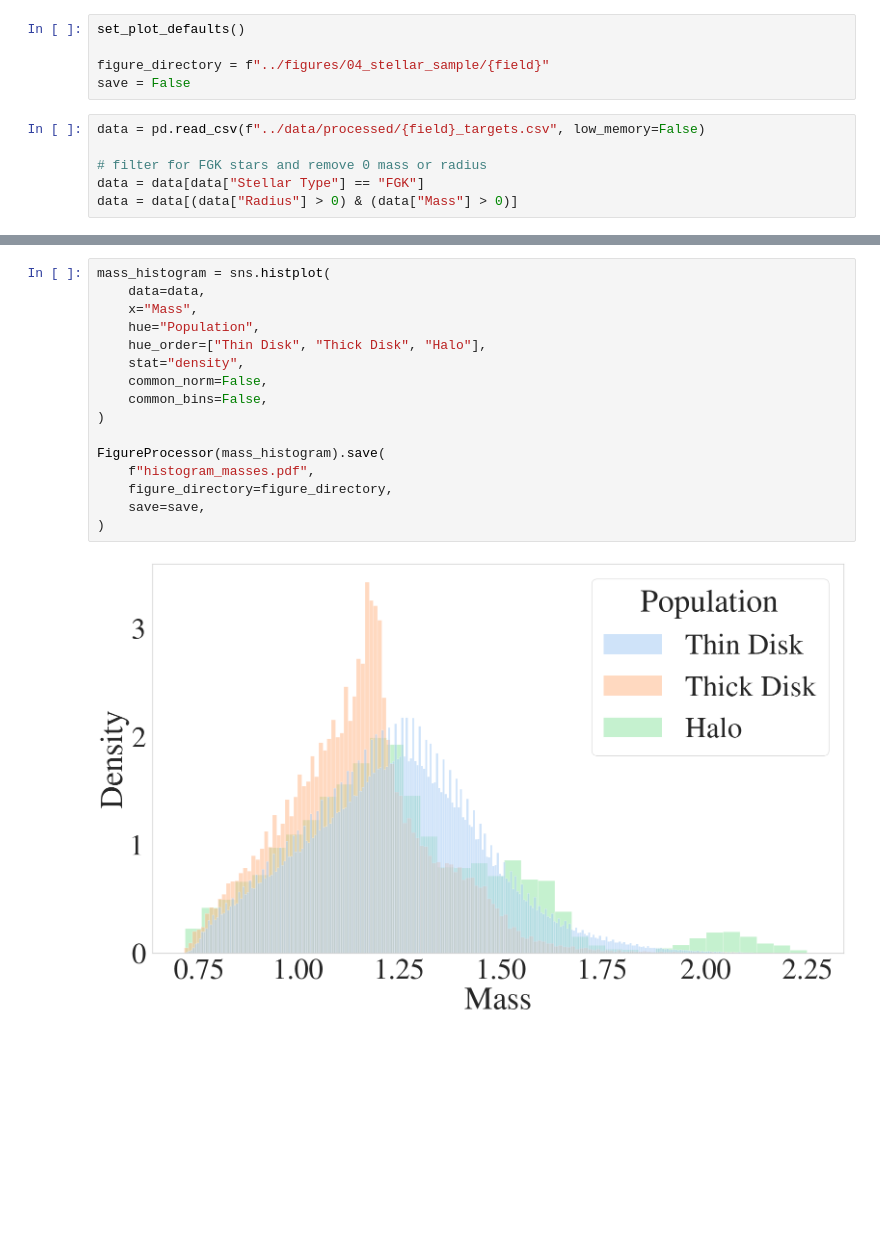
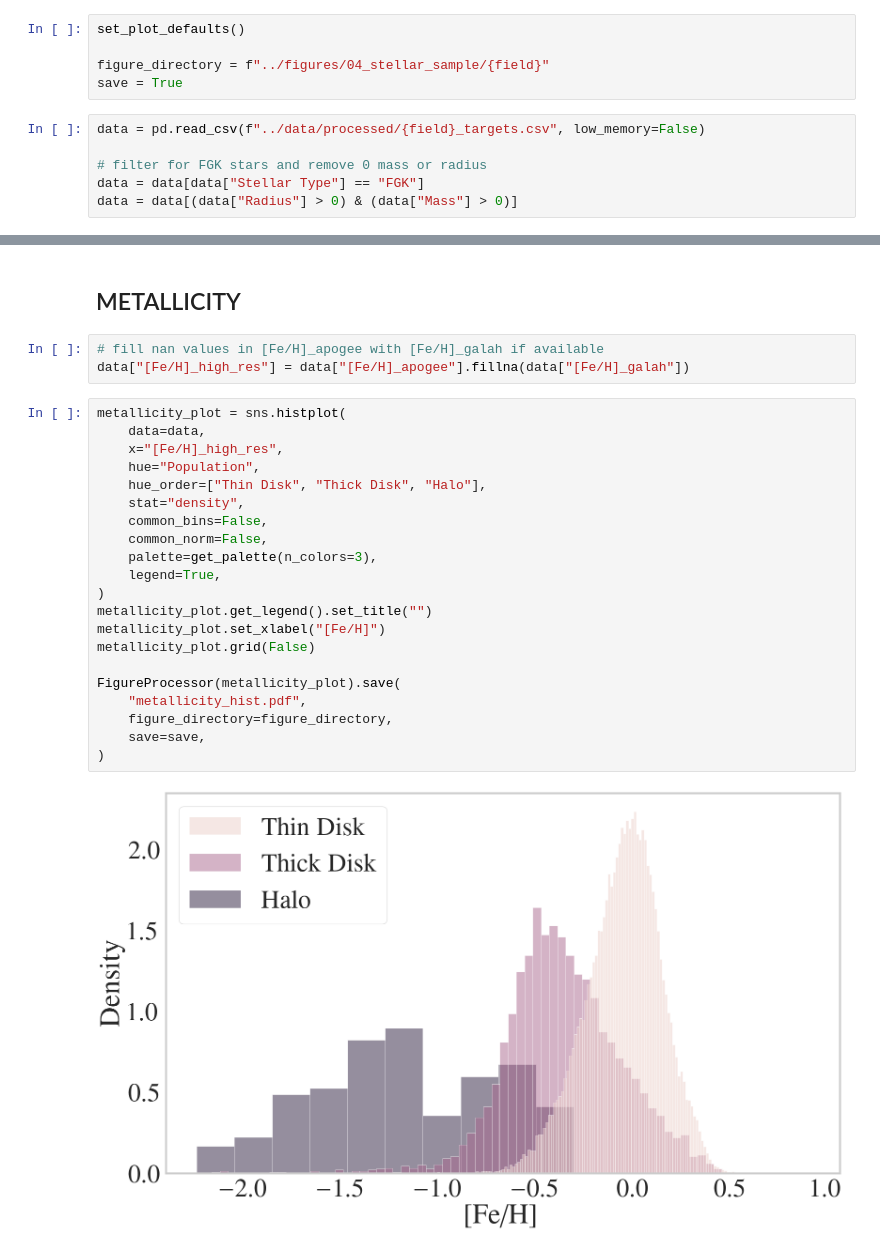
Before and after one commit to ChrisBoettner/plato, a Jupyter notebook: notebooks/04_stellar_sample.ipynb, the cells around one changed output, grey strips where cells are left out. Cells and saved outputs as stored; diff of their text form; blank space fills up the shorter version.

Commit message:
made plots and tables

```diff
--- a/notebooks/04_stellar_sample.ipynb
+++ b/notebooks/04_stellar_sample.ipynb
@@ -18,7 +19,7 @@ field = "all_sky"
 set_plot_defaults()
 
 figure_directory = f"../figures/04_stellar_sample/{field}"
-save = False
+save = True
 # %%
 data = pd.read_csv(f"../data/processed/{field}_targets.csv", low_memory=False)
 
@@ -28,18 +105,28 @@ data = data[(data["Radius"] > 0) & (data["Mass"] > 0)]
+# %% [markdown]
+## METALLICITY
+# %%
+# fill nan values in [Fe/H]_apogee with [Fe/H]_galah if available
+data["[Fe/H]_high_res"] = data["[Fe/H]_apogee"].fillna(data["[Fe/H]_galah"])
 # %%
-mass_histogram = sns.histplot(
+metallicity_plot = sns.histplot(
     data=data,
-    x="Mass",
+    x="[Fe/H]_high_res",
     hue="Population",
     hue_order=["Thin Disk", "Thick Disk", "Halo"],
     stat="density",
+    common_bins=False,
     common_norm=False,
-    common_bins=False,
+    palette=get_palette(n_colors=3),
+    legend=True,
 )
+metallicity_plot.get_legend().set_title("")
+metallicity_plot.set_xlabel("[Fe/H]")
+metallicity_plot.grid(False)
 
-FigureProcessor(mass_histogram).save(
-    f"histogram_masses.pdf",
+FigureProcessor(metallicity_plot).save(
+    "metallicity_hist.pdf",
     figure_directory=figure_directory,
     save=save,
 )
 # %% [output]
-[figure, old version]
+[figure, new version]
```
Also changed, not shown: parts of 19 cells of this notebook, 12 other files.
